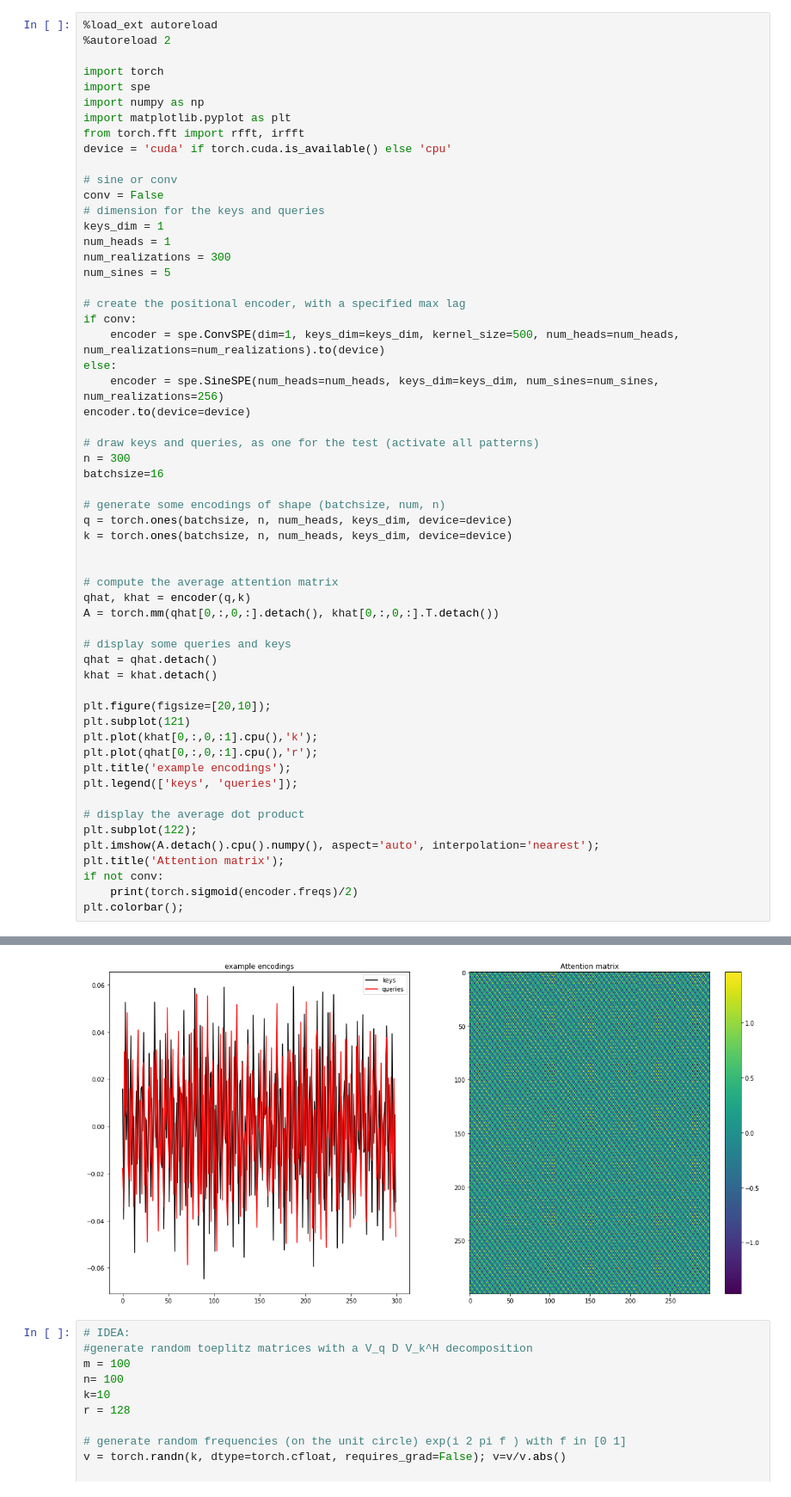
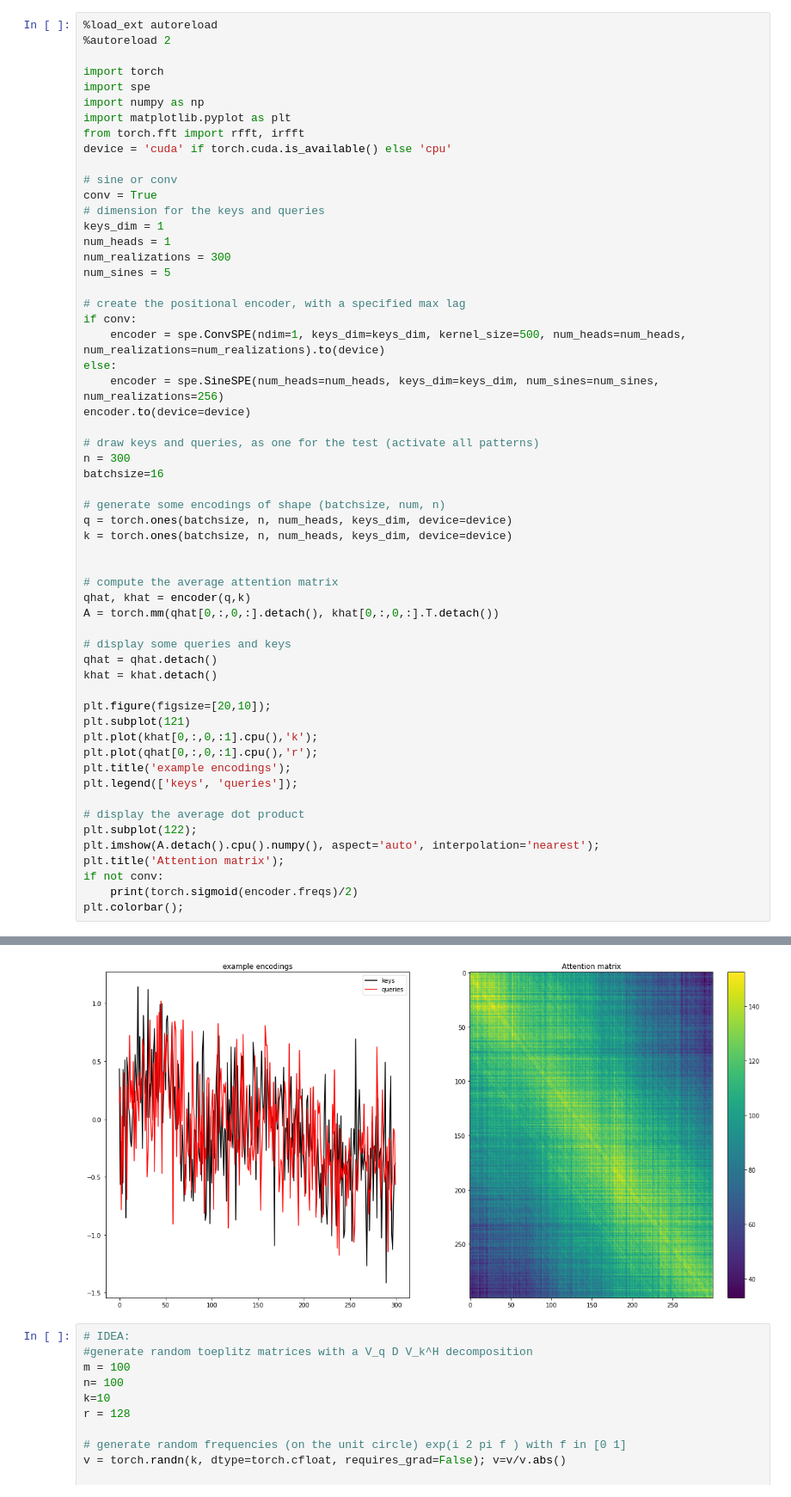
Before and after one commit to aliutkus/spe, a Jupyter notebook: dev/examples/test_spe.ipynb, the cells around one changed output, grey strips where cells are left out. Shown at 86% size. Cells and saved outputs as stored; diff of their text form.

```diff
--- a/dev/examples/test_spe.ipynb
+++ b/dev/examples/test_spe.ipynb
@@ -10,7 +10,7 @@ from torch.fft import rfft, irfft
 device = 'cuda' if torch.cuda.is_available() else 'cpu'
 
 # sine or conv
-conv = False
+conv = True
 # dimension for the keys and queries
 keys_dim = 1
 num_heads = 1
@@ -19,7 +19,7 @@ num_sines = 5
 
 # create the positional encoder, with a specified max lag
 if conv:
-    encoder = spe.ConvSPE(dim=1, keys_dim=keys_dim, kernel_size=500, num_heads=num_heads, num_realizations=num_realizations).to(device)
+    encoder = spe.ConvSPE(ndim=1, keys_dim=keys_dim, kernel_size=500, num_heads=num_heads, num_realizations=num_realizations).to(device)
 else:
     encoder = spe.SineSPE(num_heads=num_heads, keys_dim=keys_dim, num_sines=num_sines, num_realizations=256)
 encoder.to(device=device)
@@ -63,4 +61,4 @@ tensor([[[0.3203, 0.0667, 0.1579, 0.3508, 0.3423]]], device='cuda:0',
-[figure, old version]
+[figure, new version]
 # %%
 # IDEA:
 #generate random toeplitz matrices with a V_q D V_k^H decomposition
```
Also changed, not shown: parts of 1 cell of this notebook.
